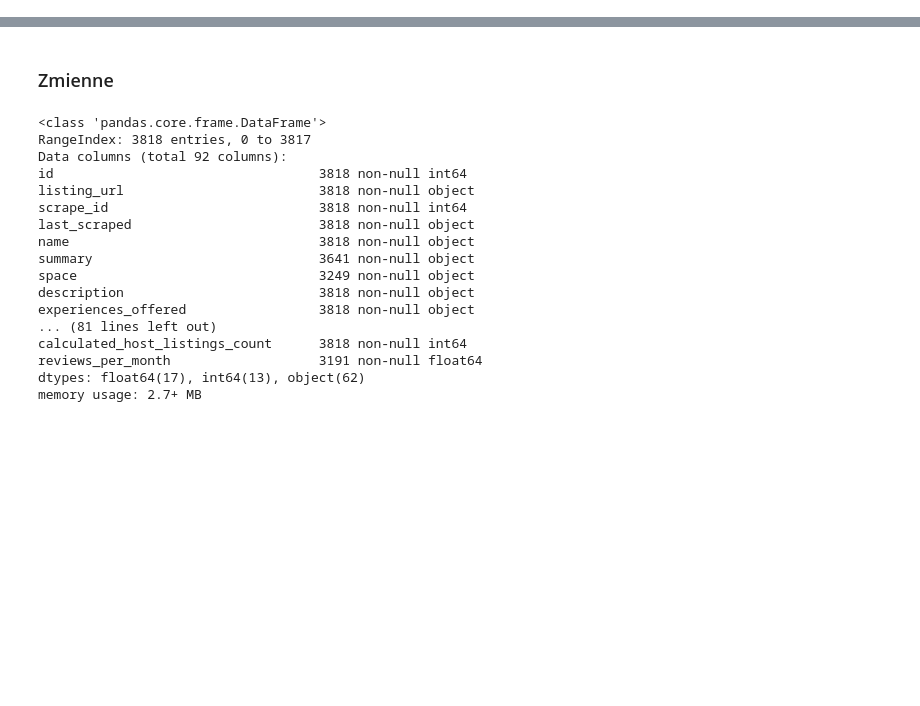
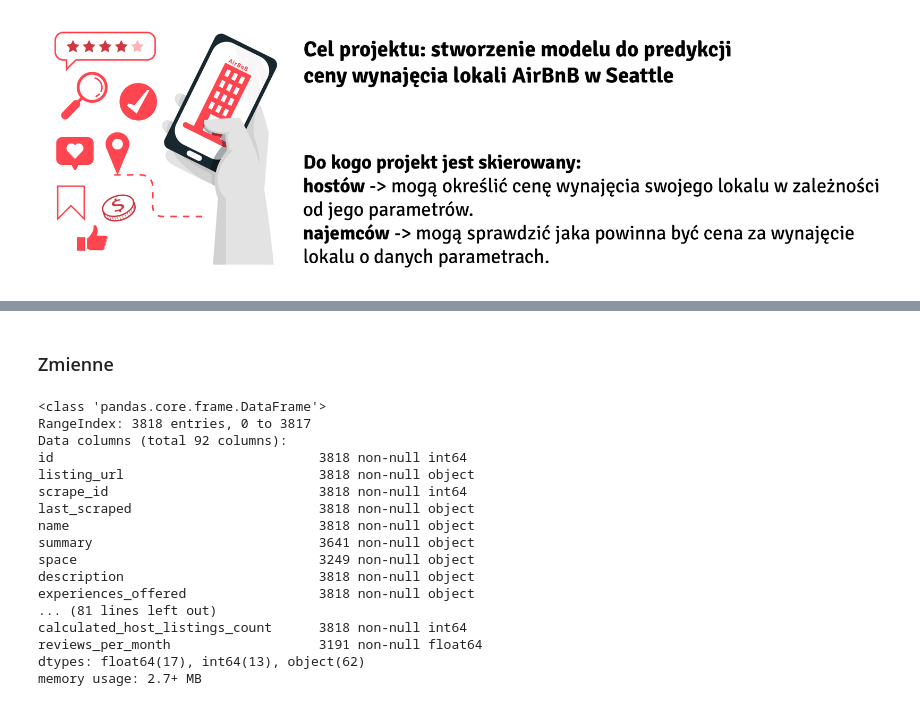
Before and after one commit to infoshareacademy/jdsz5-matrix, a Jupyter notebook: ML/results/app_projket_ml_JK.ipynb, the cells around one changed output, grey strips where cells are left out. Drawn from its saved outputs; the diff is of its cells as text; code cells hidden in the pictures; blank space fills up the shorter version.

```diff
--- a/ML/results/app_projket_ml_JK.ipynb
+++ b/ML/results/app_projket_ml_JK.ipynb
@@ -1,3 +5,7 @@
+# %%
+display(Image(filename='../graphics/app/airbnb-03.png'))
+# %% [output]
+[figure, added]
 # %%
 import ipywidgets as widgets
 from IPython.display import display, clear_output, Image
```
Also changed, not shown: parts of 47 cells of this notebook.
